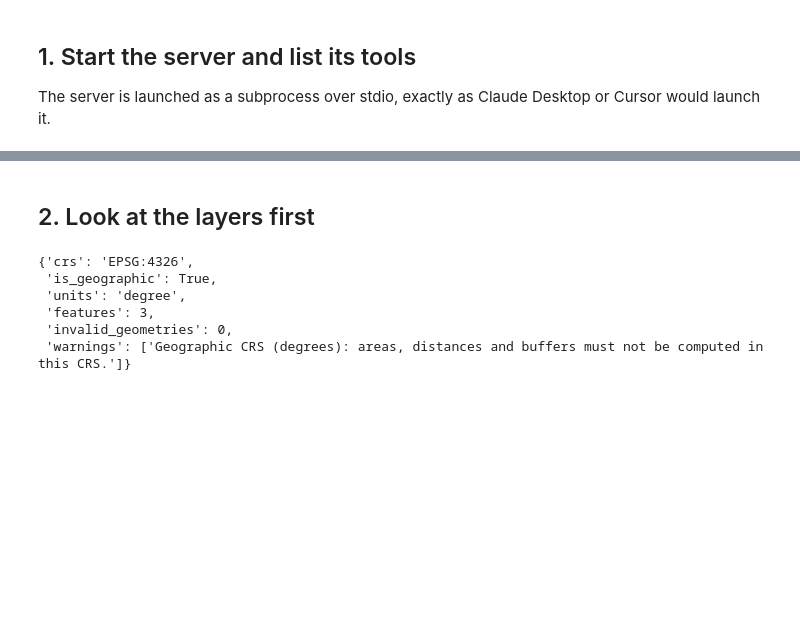
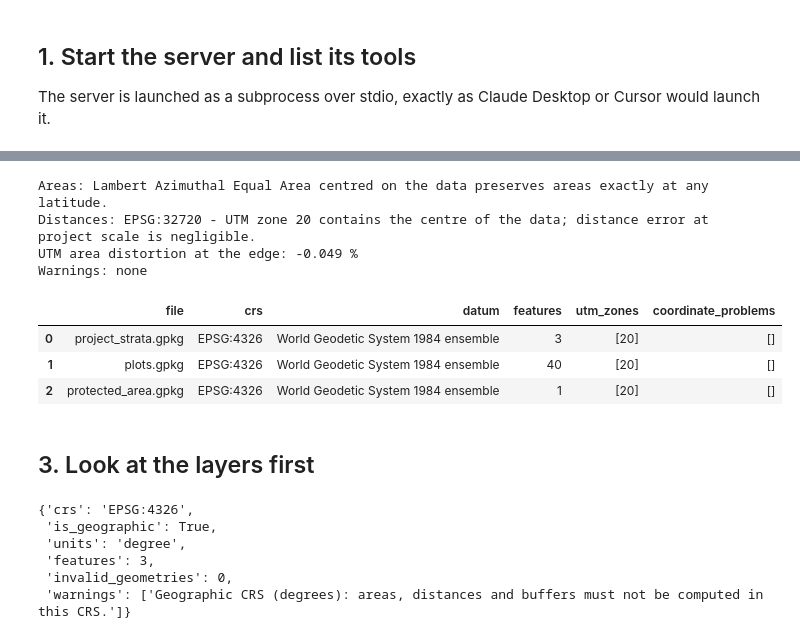
Before and after one commit to albertolozada/carbon-geo-mcp, a Jupyter notebook: notebooks/01_analysis.ipynb, the cells around one changed output, grey strips where cells are left out. Cells and saved outputs as stored; diff of their text form; code cells hidden in the pictures; blank space fills up the shorter version.

```diff
--- a/notebooks/01_analysis.ipynb
+++ b/notebooks/01_analysis.ipynb
@@ -61,5 +68,21 @@ pd.DataFrame([{"tool": t.name, "read_only": t.annotations.read_only_hint,
+# %%
+plan = await call("plan_crs", paths=[f"{SAMPLE}/project_strata.gpkg", f"{SAMPLE}/plots.gpkg", f"{SAMPLE}/protected_area.gpkg"])
+print("Areas:", plan["proposal"]["areas"]["why"])
+print("Distances:", plan["proposal"]["distances"]["crs"], "-", plan["proposal"]["distances"]["why"])
+print("UTM area distortion at the edge:", plan["proposal"]["utm_area_distortion_at_edge_pct"], "%")
+print("Warnings:", plan["warnings"] or "none")
+pd.DataFrame(plan["layers"])[["file", "crs", "datum", "features", "utm_zones", "coordinate_problems"]]
+# %% [output]
+Areas: Lambert Azimuthal Equal Area centred on the data preserves areas exactly at any latitude.
+Distances: EPSG:32720 - UTM zone 20 contains the centre of the data; distance error at project scale is negligible.
+UTM area distortion at the edge: -0.049 %
+Warnings: none
+|  | file | crs | datum | features | utm_zones | coordinate_problems |
+| 0 | project_strata.gpkg | EPSG:4326 | World Geodetic System 1984 ensemble | 3 | [20] | [] |
+| 1 | plots.gpkg | EPSG:4326 | World Geodetic System 1984 ensemble | 40 | [20] | [] |
+| 2 | protected_area.gpkg | EPSG:4326 | World Geodetic System 1984 ensemble | 1 | [20] | [] |
 # %% [markdown]
-## 2. Look at the layers first
+## 3. Look at the layers first
 # %%
 info = await call("layer_info", path=f"{SAMPLE}/project_strata.gpkg")
 {k: info[k] for k in ["crs", "is_geographic", "units", "features", "invalid_geometries", "warnings"]}
```
Also changed, not shown: parts of 15 cells of this notebook.
